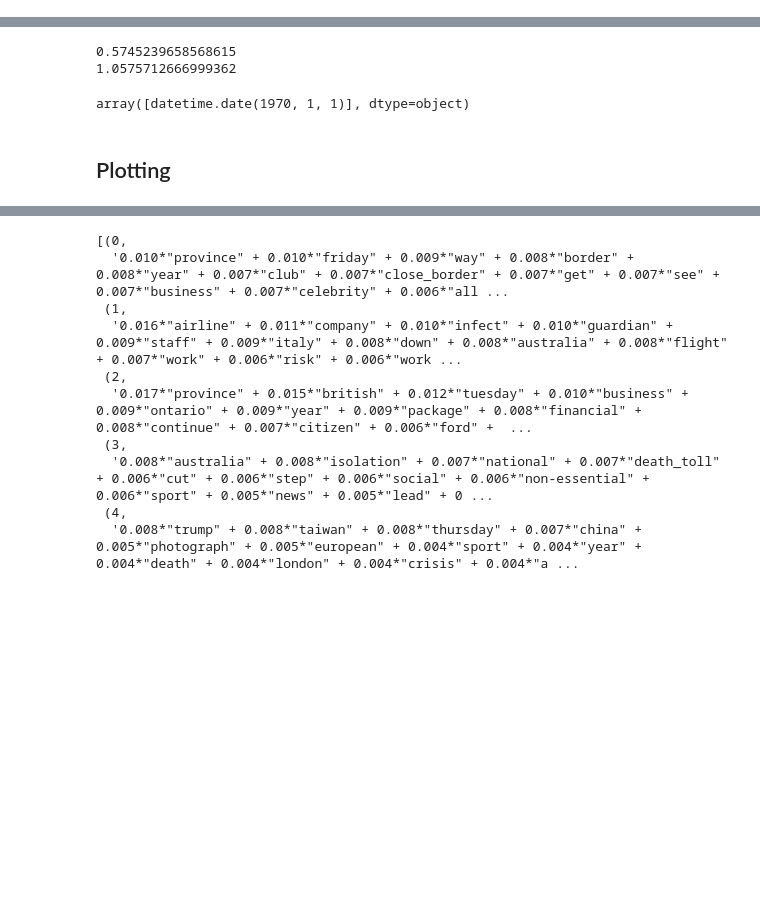
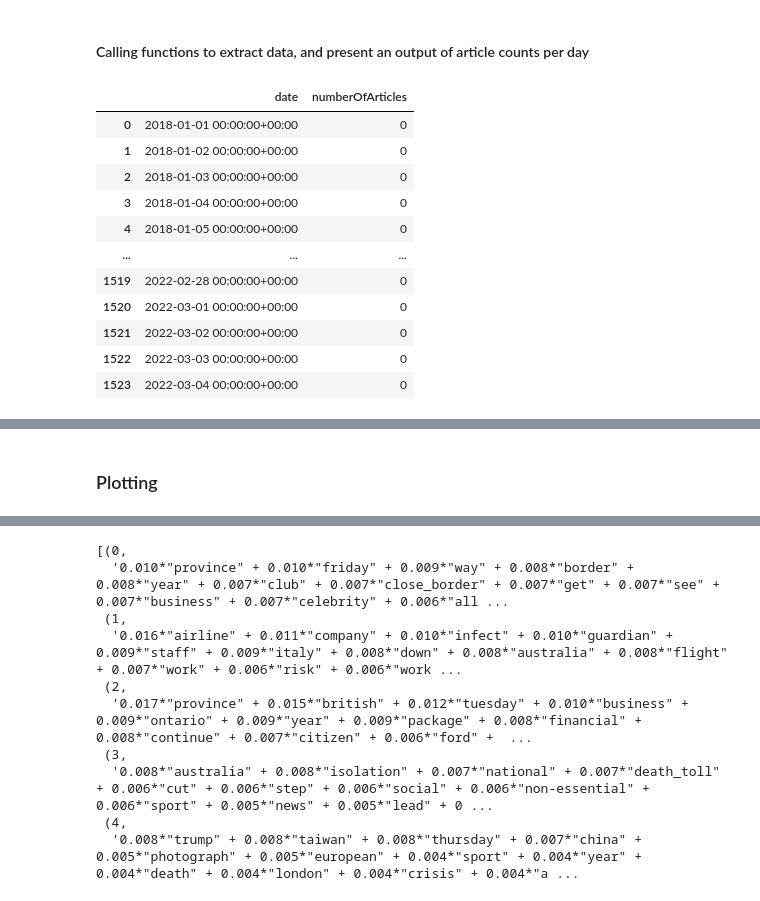
Before and after one commit to felixblochwitz/HolidayCheck-Case-Study, a Jupyter notebook: HolidayCheck Case Study.ipynb, the cells around one changed output, grey strips where cells are left out. Saved outputs shown, nothing was run; the diff lists cells and outputs as text; code cells hidden in the pictures; blank space fills up the shorter version.

```diff
--- a/HolidayCheck Case Study.ipynb
+++ b/HolidayCheck Case Study.ipynb
@@ -60,11 +74,24 @@ def get_result(df):
+# %% [markdown]
+#### Calling functions to extract data, and present an output of article counts per day
 # %%
 query = 'Trudeau'
 start_date = '2018-01-01'
 api_key = "91f67b2a-520b-4f9f-a4ca-edcb0d610454"
 
 my_json, api_str, df = api_wrapper(query, start_date, api_key)
 df = data_to_df(my_json, api_str, df)
-result_df, main_section, avg_articles, std_dev = get_result(df)
-
+result_df, main_section = get_result(df)
 result_df
 # %% [output]
+|  | date | numberOfArticles |
+| 0 | 2018-01-01 00:00:00+00:00 | 0 |
+| 1 | 2018-01-02 00:00:00+00:00 | 0 |
+| 2 | 2018-01-03 00:00:00+00:00 | 0 |
+| 3 | 2018-01-04 00:00:00+00:00 | 0 |
+| 4 | 2018-01-05 00:00:00+00:00 | 0 |
+| ... | ... | ... |
+| 1519 | 2022-02-28 00:00:00+00:00 | 0 |
+| 1520 | 2022-03-01 00:00:00+00:00 | 0 |
+| 1521 | 2022-03-02 00:00:00+00:00 | 0 |
+| 1522 | 2022-03-03 00:00:00+00:00 | 0 |
+| 1523 | 2022-03-04 00:00:00+00:00 | 0 |
@@ -74,17 +99,7 @@ pd.date_range()
 # %%
 full_df = df
-# %%
-print(avg_articles)
-print(std_dev)
-# %% [output]
-0.5745239658568615
-1.0575712666999362
-# %%
-pd.date_range(min(df.index), max(df.index)).date
-# %% [output]
-array([datetime.date(1970, 1, 1)], dtype=object)
 # %% [markdown]
-## Plotting
+### Plotting
 # %%
 plt.hist(result_df['numberOfArticles'], bins = np.arange(13)-0.5, edgecolor='black')
 plt.xticks(range(12))
```
Also changed, not shown: parts of 25 cells of this notebook.
